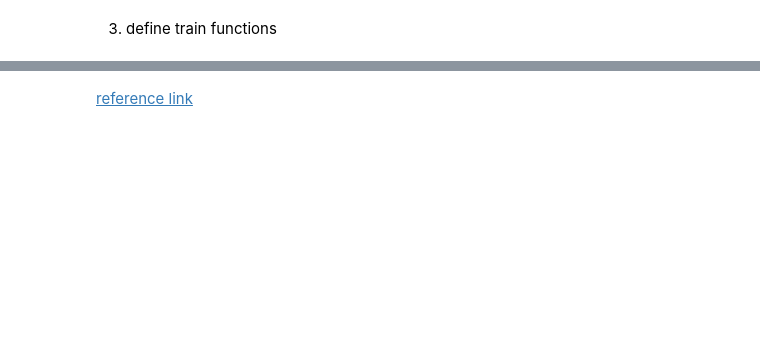
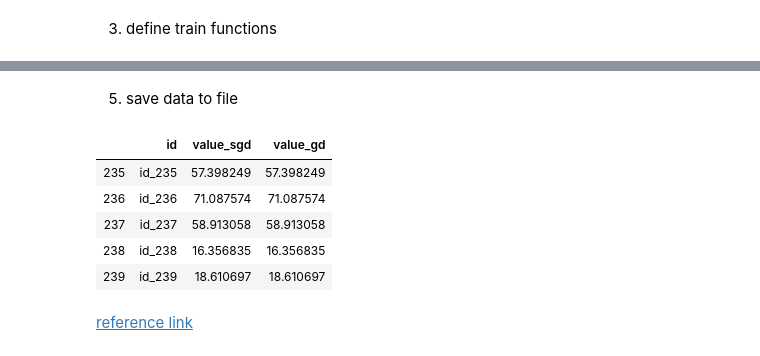
Before and after one commit to sunnyswag/ml_dl_assignments, a Jupyter notebook: assignment_one/assignment_one.ipynb, the cells around one changed output, grey strips where cells are left out. Saved outputs shown, nothing was run; the diff lists cells and outputs as text; code cells hidden in the pictures; blank space fills up the shorter version.

```diff
--- a/assignment_one/assignment_one.ipynb
+++ b/assignment_one/assignment_one.ipynb
@@ -144,0 +184,18 @@ def SGD(X, Y, w, eta, iteration, lambdaL2):
+# %%
+# y_gd = np.dot(test_x, weight_gd)
+y_ada_gd = np.dot(test_x, weight_ada_gd)
+y_sgd = np.dot(test_x, weight_sgd)
+# %% [markdown]
+5. save data to file
+# %%
+sample_submission.pop("value")
+sample_submission.insert(1, "value_gd", y_ada_gd)
+sample_submission.insert(1, "value_sgd", y_sgd)
+sample_submission.tail()
+# %% [output]
+|  | id | value_sgd | value_gd |
+| 235 | id_235 | 57.398249 | 57.398249 |
+| 236 | id_236 | 71.087574 | 71.087574 |
+| 237 | id_237 | 58.913058 | 58.913058 |
+| 238 | id_238 | 16.356835 | 16.356835 |
+| 239 | id_239 | 18.610697 | 18.610697 |
```
Also changed, not shown: parts of 20 cells of this notebook, 1 other file.
